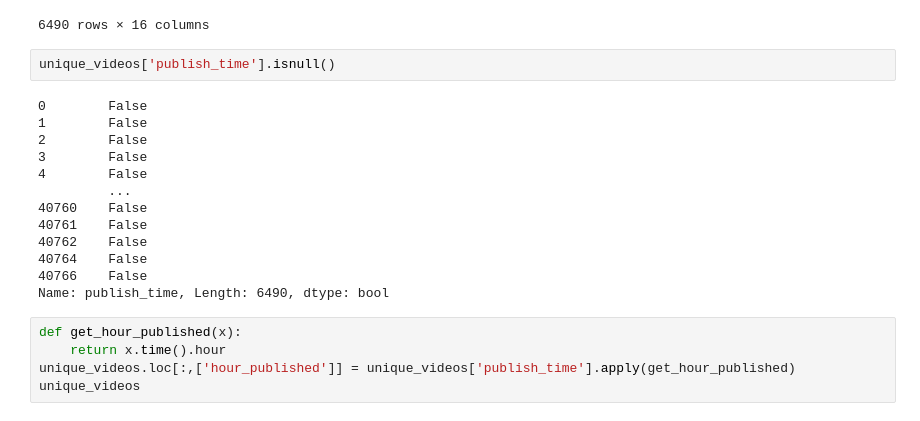
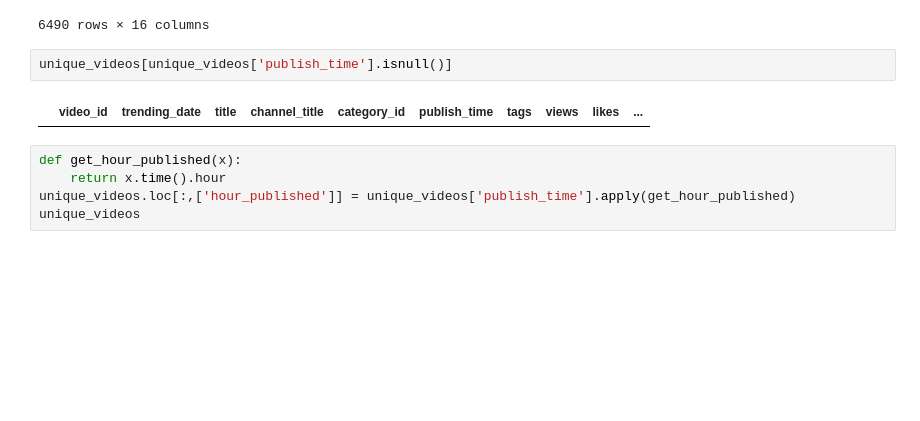
Before and after one commit to Wacboss1/khlabs-intro-to-data-analysis, a Jupyter notebook: intro-to-data-analysis.ipynb, the cells around one changed output. Saved outputs shown, nothing was run; the diff lists cells and outputs as text; blank space fills up the shorter version.

```diff
--- a/intro-to-data-analysis.ipynb
+++ b/intro-to-data-analysis.ipynb
@@ -319,20 +361,9 @@ unique_videos
 | 40766 | yz7Xq3T0YPs | 18.14.06 | Katherine Langford on 13 Reasons ... | Jimmy Kimmel Live | 24 | 2018-06-13 09:00:06+00:00 | jimmy|"kimmel"|"live"|"late"|"nig... | 296295 | 8157 | ... |
 6490 rows × 16 columns
 # %%
-unique_videos['publish_time'].isnull()
+unique_videos[unique_videos['publish_time'].isnull()]
 # %% [output]
-0        False
-1        False
-2        False
-3        False
-4        False
-         ...
-40760    False
-40761    False
-40762    False
-40764    False
-40766    False
-Name: publish_time, Length: 6490, dtype: bool
+|  | video_id | trending_date | title | channel_title | category_id | publish_time | tags | views | likes | ... |
 # %%
 def get_hour_published(x):
     return x.time().hour
```
Also changed, not shown: parts of 12 cells of this notebook.
